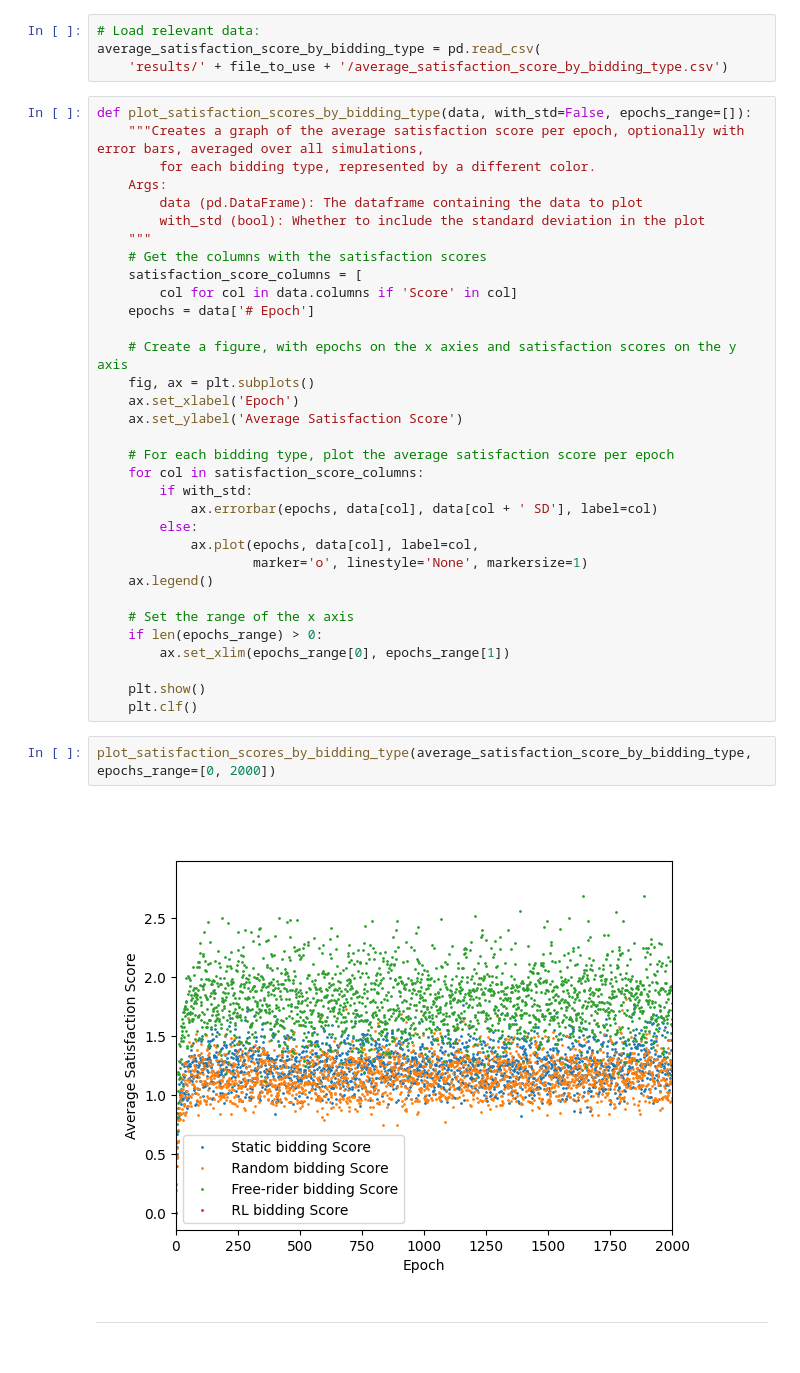
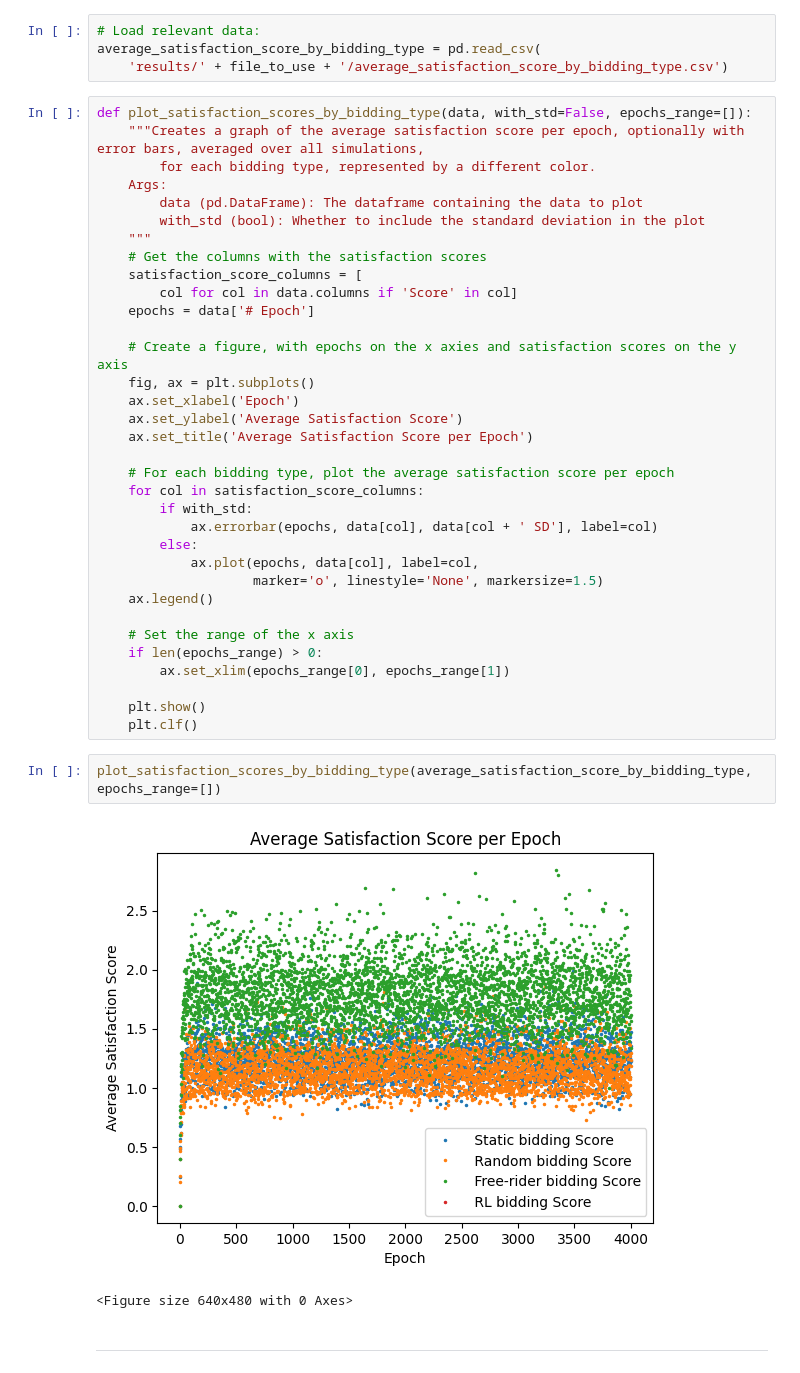
Before and after one commit to LeonidasZotos/adaptiveAuctions, a Jupyter notebook: analysis.ipynb, the cells around one changed output. Cells and saved outputs as stored; diff of their text form.

```diff
--- a/analysis.ipynb
+++ b/analysis.ipynb
@@ -74,6 +73,7 @@ def plot_satisfaction_scores_by_bidding_type(data, with_std=False, epochs_range=
     fig, ax = plt.subplots()
     ax.set_xlabel('Epoch')
     ax.set_ylabel('Average Satisfaction Score')
+    ax.set_title('Average Satisfaction Score per Epoch')
 
     # For each bidding type, plot the average satisfaction score per epoch
     for col in satisfaction_score_columns:
@@ -81,7 +81,7 @@ def plot_satisfaction_scores_by_bidding_type(data, with_std=False, epochs_range=
             ax.errorbar(epochs, data[col], data[col + ' SD'], label=col)
         else:
             ax.plot(epochs, data[col], label=col,
-                    marker='o', linestyle='None', markersize=1)
+                    marker='o', linestyle='None', markersize=1.5)
     ax.legend()
 
     # Set the range of the x axis
@@ -91,9 +91,10 @@ def plot_satisfaction_scores_by_bidding_type(data, with_std=False, epochs_range=
     plt.show()
     plt.clf()
 # %%
-plot_satisfaction_scores_by_bidding_type(average_satisfaction_score_by_bidding_type, epochs_range=[0, 2000])
+plot_satisfaction_scores_by_bidding_type(average_satisfaction_score_by_bidding_type, epochs_range=[])
 # %% [output]
-[figure, old version]
+[figure, new version]
+<Figure size 640x480 with 0 Axes>
 # %% [markdown]
 ***
 # %% [markdown]
```
Also changed, not shown: parts of 2 cells of this notebook.
